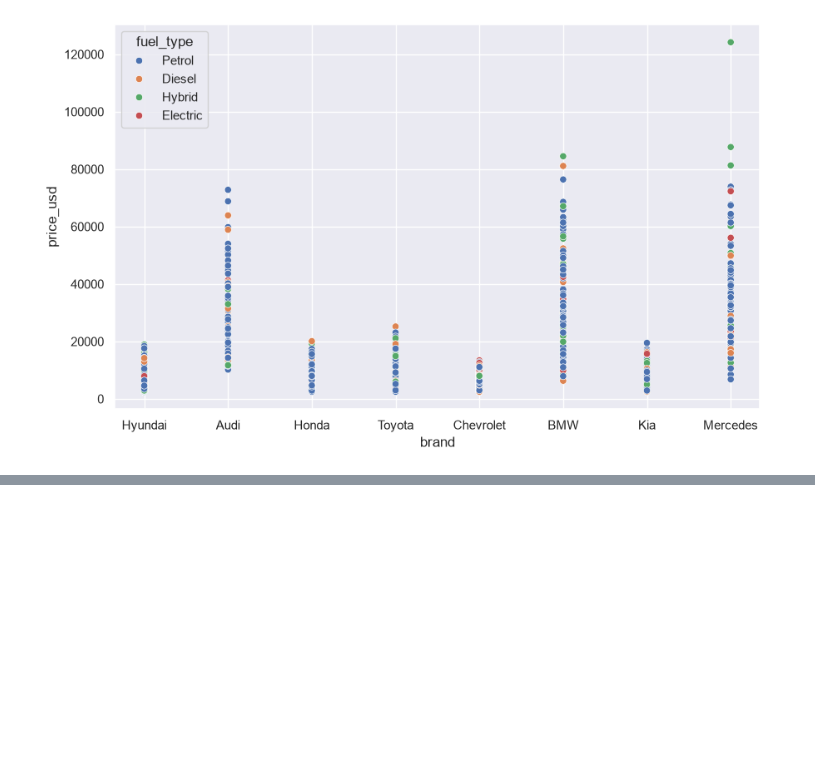
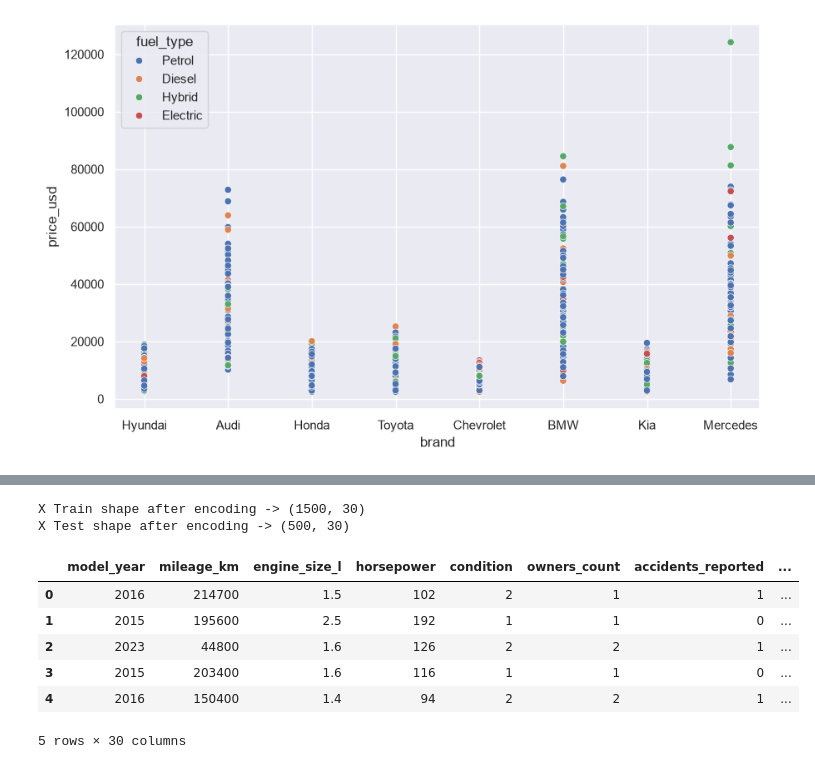
Before and after one commit to ml-engineer04/machine-learning, a Jupyter notebook: projects/cars_price_prediction.ipynb, the cells around one changed output, grey strips where cells are left out. Drawn from its saved outputs; the diff is of its cells as text; code cells hidden in the pictures; blank space fills up the shorter version.

```diff
--- a/projects/cars_price_prediction.ipynb
+++ b/projects/cars_price_prediction.ipynb
@@ -140,0 +251,42 @@ plt.show()
+# %%
+from sklearn.preprocessing import OneHotEncoder
+
+label_encoder = {
+	"Good" : 1,
+	"Very Good": 2,
+	"Excellent": 3,
+	"Fair": 4
+}
+
+X_train['condition'] = X_train['condition'].map(label_encoder)
+X_test['condition'] = X_test['condition'].map(label_encoder)
+
+ohe_cols = ['brand', 'fuel_type', 'transmission', 'body_type']
+ohe = OneHotEncoder(handle_unknown='ignore', sparse_output=False)
+
+train_encoded = ohe.fit_transform(X_train[ohe_cols])
+test_encoded = ohe.transform(X_test[ohe_cols])
+
+ohe_feature_name = ohe.get_feature_names_out(ohe_cols)
+
+df_train_encoded = pd.DataFrame(train_encoded, columns=ohe_feature_name, index=X_train.index)
+df_test_encoded = pd.DataFrame(test_encoded, columns=ohe_feature_name, index=X_test.index)
+
+X_train = pd.concat([X_train.drop(columns=ohe_cols), df_train_encoded], axis=1)
+X_test = pd.concat([X_test.drop(columns=ohe_cols), df_test_encoded], axis=1)
+
+print(f"X Train shape after encoding -> {X_train.shape}")
+print(f"X Test shape after encoding -> {X_test.shape}")
+# %% [output]
+X Train shape after encoding -> (1500, 30)
+X Test shape after encoding -> (500, 30)
+# %%
+X_train.head()
+# %% [output]
+|  | model_year | mileage_km | engine_size_l | horsepower | condition | owners_count | accidents_reported | ... |
+| 0 | 2016 | 214700 | 1.5 | 102 | 2 | 1 | 1 | ... |
+| 1 | 2015 | 195600 | 2.5 | 192 | 1 | 1 | 0 | ... |
+| 2 | 2023 | 44800 | 1.6 | 126 | 2 | 2 | 1 | ... |
+| 3 | 2015 | 203400 | 1.6 | 116 | 1 | 1 | 0 | ... |
+| 4 | 2016 | 150400 | 1.4 | 94 | 2 | 2 | 1 | ... |
+5 rows × 30 columns
```
Also changed, not shown: parts of 8 cells of this notebook.
